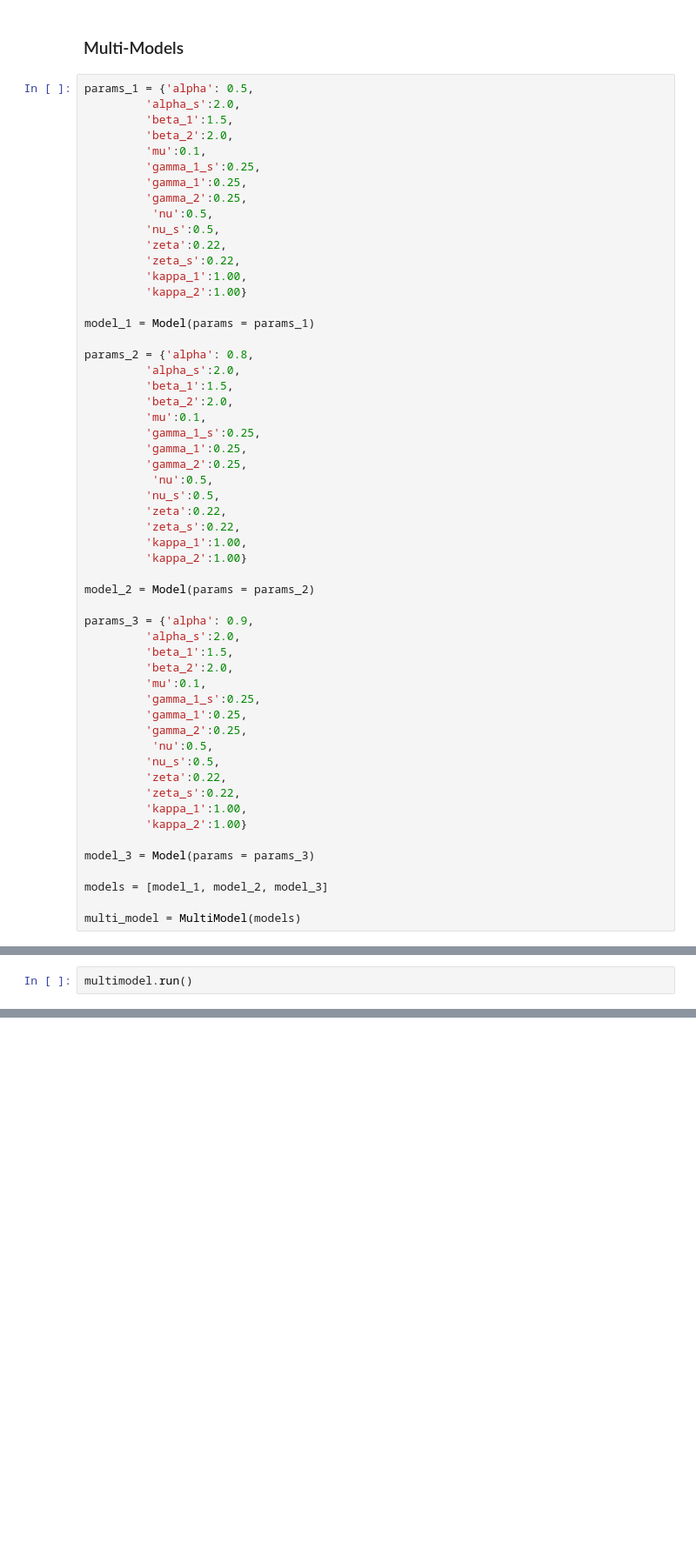
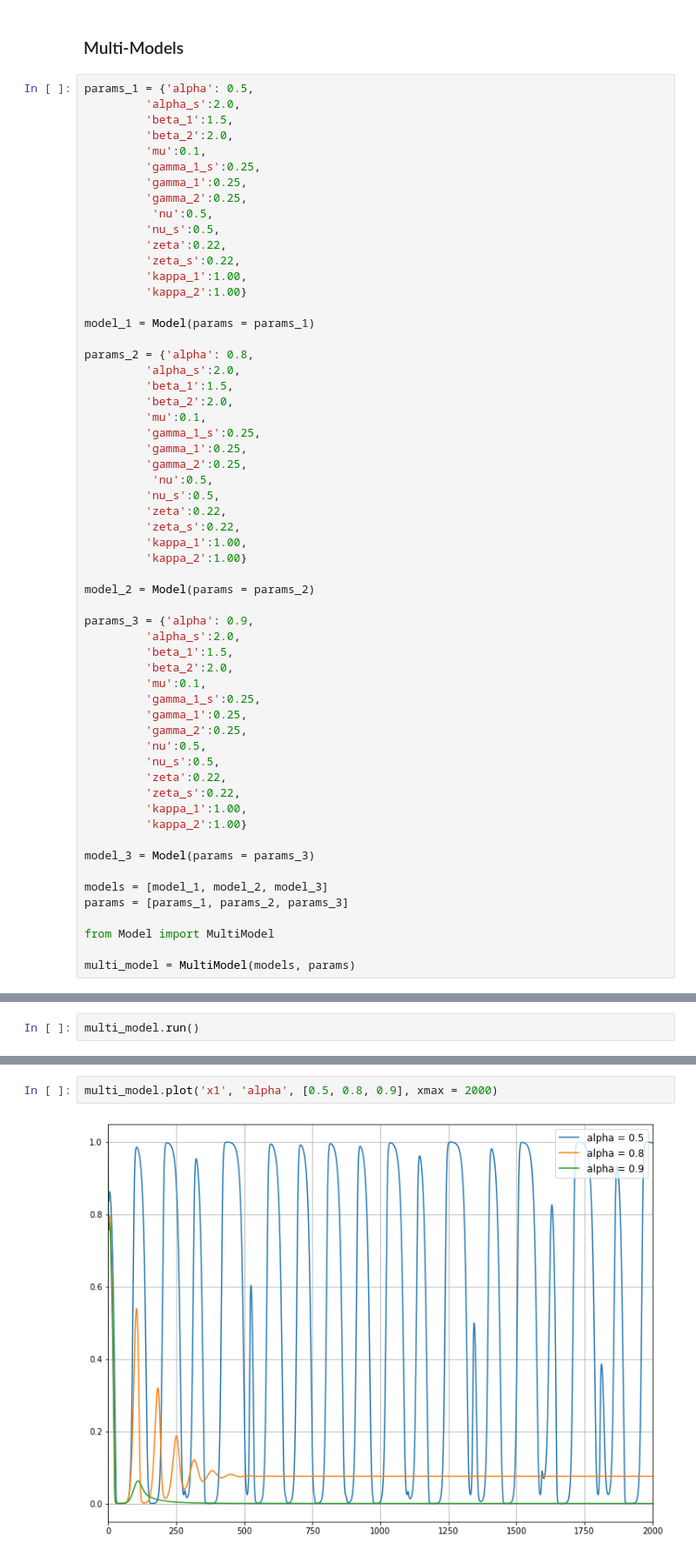
Before and after one commit to PeteDockrill/HostVirusSolver, a Jupyter notebook: ModellingImmuneDynamics.ipynb, the cells around one changed output, grey strips where cells are left out. Shown: that part at 87% size. Drawn from its saved outputs; the diff is of its cells as text; blank space fills up the shorter version.

```diff
--- a/ModellingImmuneDynamics.ipynb
+++ b/ModellingImmuneDynamics.ipynb
@@ -154,7 +238,7 @@ params_3 = {'alpha': 0.9,
          'gamma_1_s':0.25,
          'gamma_1':0.25,
          'gamma_2':0.25,
-          'nu':0.5,
+         'nu':0.5,
          'nu_s':0.5,
          'zeta':0.22,
          'zeta_s':0.22,
@@ -164,5 +248,8 @@ params_3 = {'alpha': 0.9,
 model_3 = Model(params = params_3)
 
 models = [model_1, model_2, model_3]
+params = [params_1, params_2, params_3]
 
-multi_model = MultiModel(models)
+from Model import MultiModel
+
+multi_model = MultiModel(models, params)
@@ -171,2 +256,2 @@ NameError: name 'MultiModel' is not defined
 # %%
-multimodel.run()
+multi_model.run()
@@ -172,0 +268,4 @@ multimodel.run()
+# %%
+multi_model.plot('x1', 'alpha', [0.5, 0.8, 0.9], xmax = 2000)
+# %% [output]
+[figure, added]
```
Also changed, not shown: parts of 16 cells of this notebook, 5 other files.
